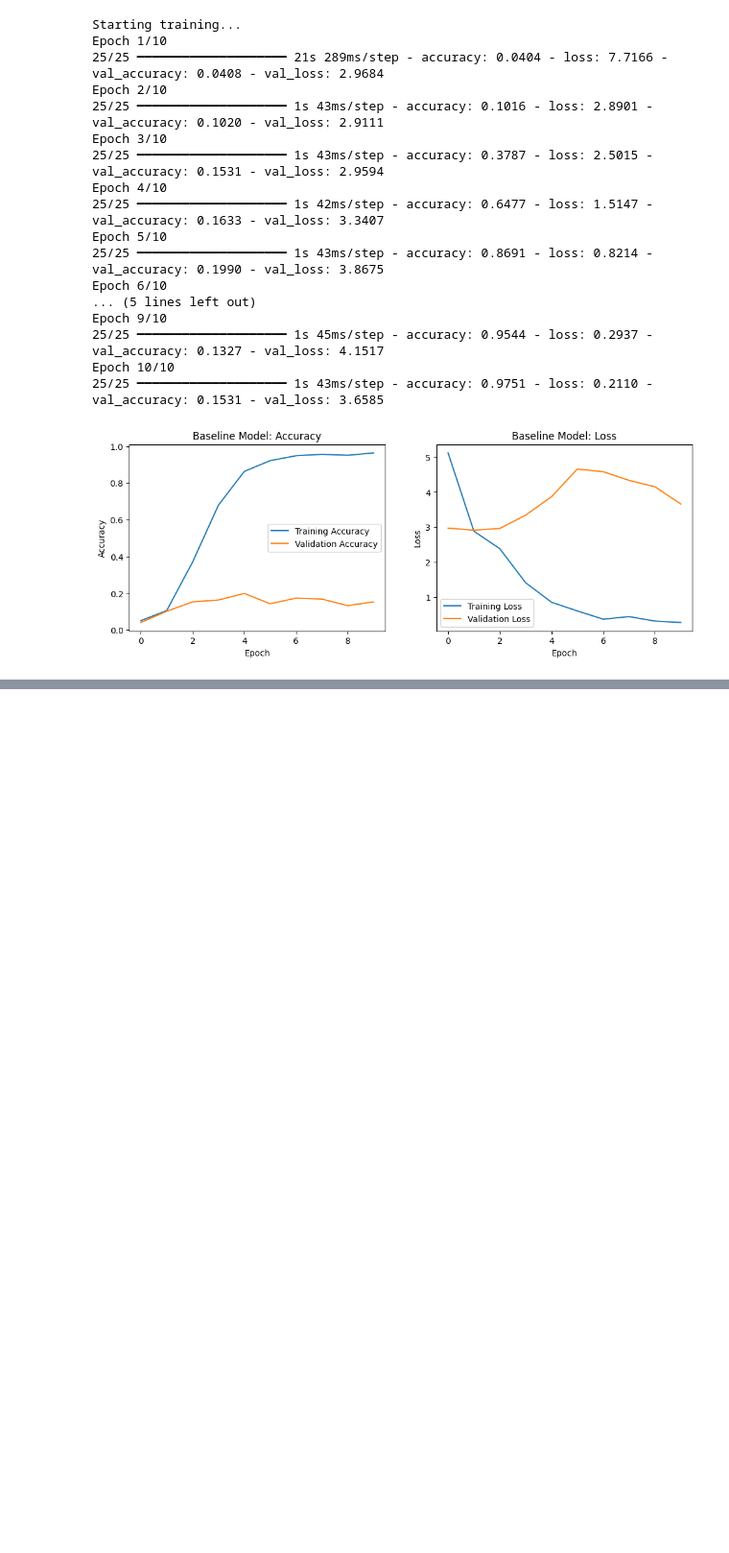
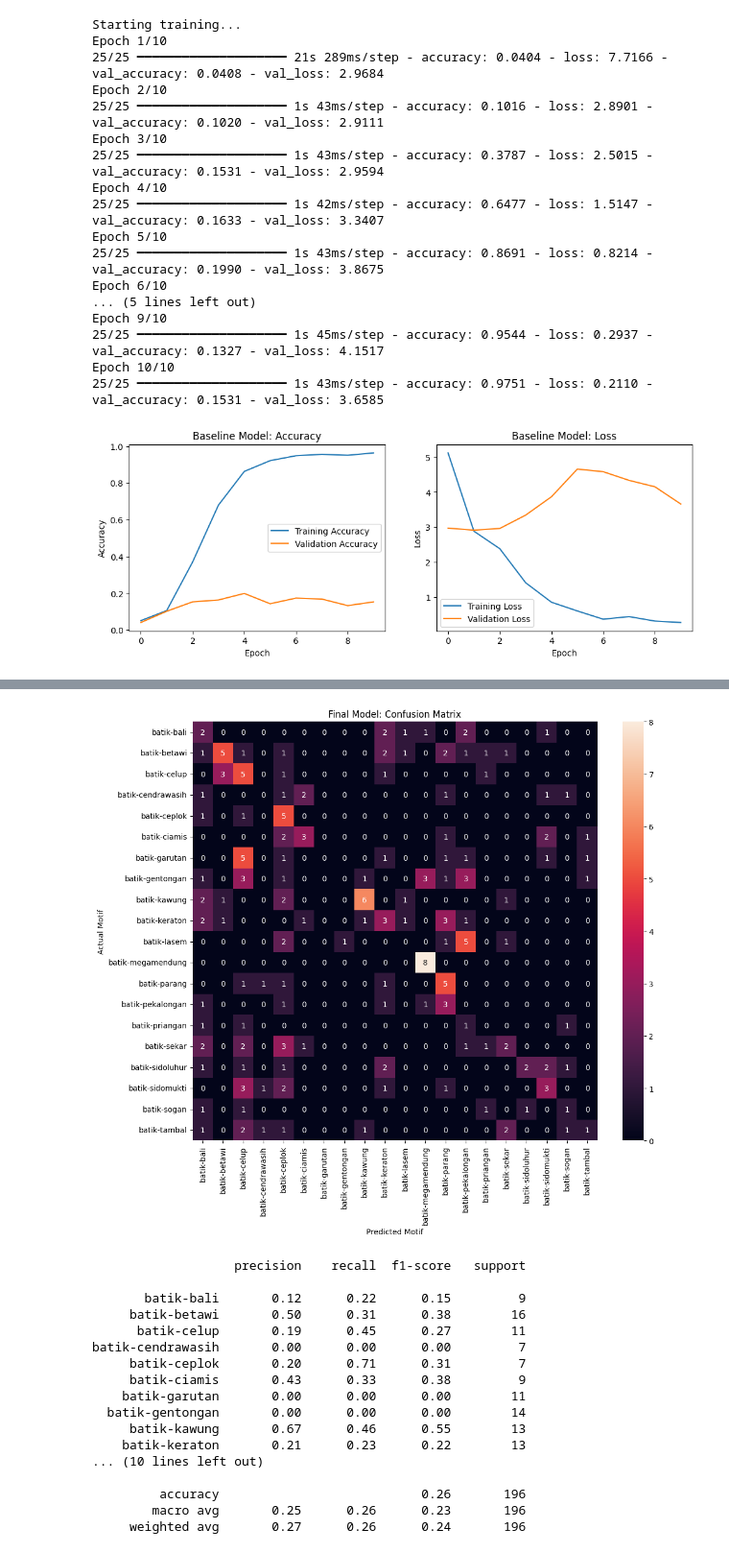
Before and after one commit to Jemi41/indonesia-batik-image-classification, a Jupyter notebook: pilot_training.ipynb, the cells around one changed output, grey strips where cells are left out. Shown at 96% size. Drawn from its saved outputs; the diff is of its cells as text; code cells hidden in the pictures; blank space fills up the shorter version.

```diff
--- a/pilot_training.ipynb
+++ b/pilot_training.ipynb
@@ -167,0 +283,26 @@ plt.show()
+# %%
+import numpy as np
+from sklearn.metrics import confusion_matrix, classification_report
+import seaborn as sns
+
+# 1. Get predictions for the validation set
+y_pred = []
+y_true = []
+
+for images, labels in val_ds:
+    preds = mobilenet_model.predict(images)
+    y_pred.extend(np.argmax(preds, axis=1))
+    y_true.extend(labels.numpy())
+
+# 2. Plot the Heatmap
+plt.figure(figsize=(12, 10))
+cm = confusion_matrix(y_true, y_pred)
+sns.heatmap(cm, annot=True, fmt='d', xticklabels=class_names, yticklabels=class_names)
+plt.title('Final Model: Confusion Matrix')
+plt.ylabel('Actual Motif')
+plt.xlabel('Predicted Motif')
+plt.show()
+
+# 3. Print the full report
+print(classification_report(y_true, y_pred, target_names=class_names))
+# %% [output]
@@ -167,0 +316,18 @@ plt.show()
+[figure, added]
+                   precision    recall  f1-score   support
+
+       batik-bali       0.12      0.22      0.15         9
+     batik-betawi       0.50      0.31      0.38        16
+      batik-celup       0.19      0.45      0.27        11
+batik-cendrawasih       0.00      0.00      0.00         7
+     batik-ceplok       0.20      0.71      0.31         7
+     batik-ciamis       0.43      0.33      0.38         9
+    batik-garutan       0.00      0.00      0.00        11
+  batik-gentongan       0.00      0.00      0.00        14
+     batik-kawung       0.67      0.46      0.55        13
+    batik-keraton       0.21      0.23      0.22        13
+... (10 lines left out)
+
+         accuracy                           0.26       196
+        macro avg       0.25      0.26      0.23       196
+     weighted avg       0.27      0.26      0.24       196
```
Also changed, not shown: parts of 7 cells of this notebook, 14 other files.
